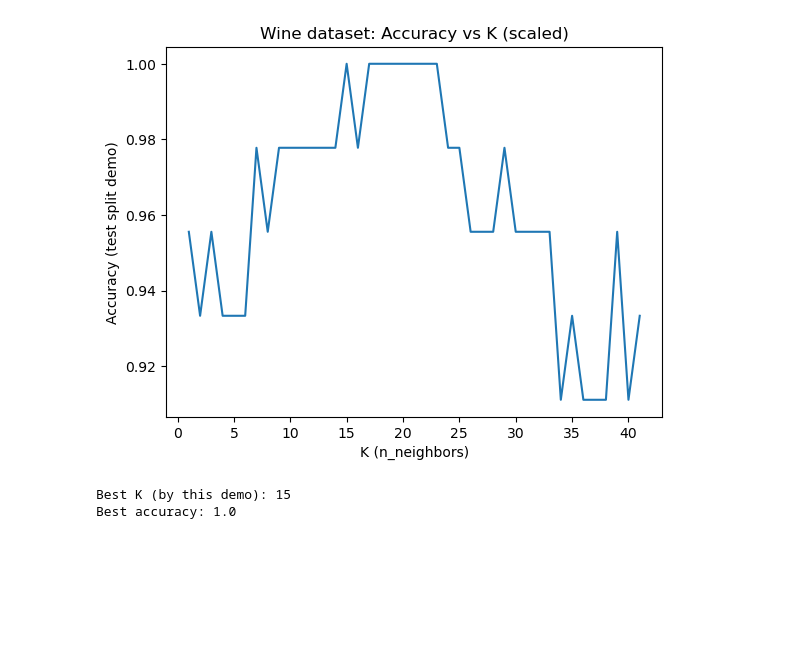
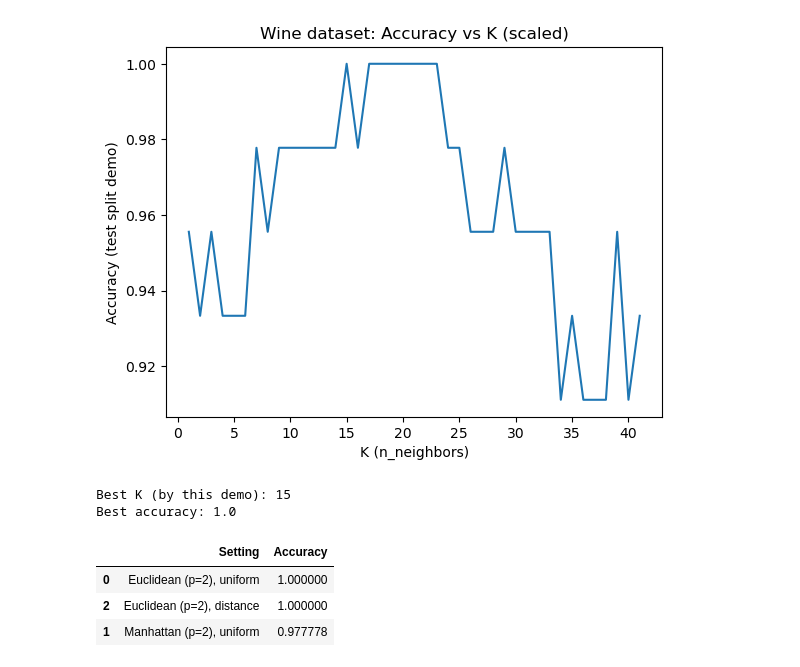
Before and after one commit to joyant-s-g-j/AI-ML-Practices, a Jupyter notebook: machine_learning/Module_17.ipynb, the cells around one changed output. Saved outputs shown, nothing was run; the diff lists cells and outputs as text; code cells hidden in the pictures; blank space fills up the shorter version.

```diff
--- a/machine_learning/Module_17.ipynb
+++ b/machine_learning/Module_17.ipynb
@@ -89,3 +89,28 @@ print("Best accuracy:", float(np.max(accs)))
 [figure]
 Best K (by this demo): 15
 Best accuracy: 1.0
+# %%
+k_demo = best_k
+
+settings = [
+    ("Euclidean (p=2), uniform", KNeighborsClassifier(n_neighbors=k_demo, metric="minkowski", p=2, weights="uniform")),
+    ("Manhattan (p=2), uniform", KNeighborsClassifier(n_neighbors=k_demo, metric="minkowski", p=1, weights="uniform")),
+    ("Euclidean (p=2), distance", KNeighborsClassifier(n_neighbors=k_demo, metric="minkowski", p=2, weights="distance"))
+]
+
+rows = []
+for name, knn in settings:
+    model = Pipeline([
+        ("scaler", StandardScaler()),
+        ("knn", knn)
+    ])
+    model.fit(X_train, y_train)
+    pred = model.predict(X_test)
+    rows.append([name, accuracy_score(y_test, pred)])
+
+pd.DataFrame(rows, columns=["Setting", "Accuracy"]).sort_values("Accuracy", ascending=False)
+# %% [output]
+|  | Setting | Accuracy |
+| 0 | Euclidean (p=2), uniform | 1.000000 |
+| 2 | Euclidean (p=2), distance | 1.000000 |
+| 1 | Manhattan (p=2), uniform | 0.977778 |
```
